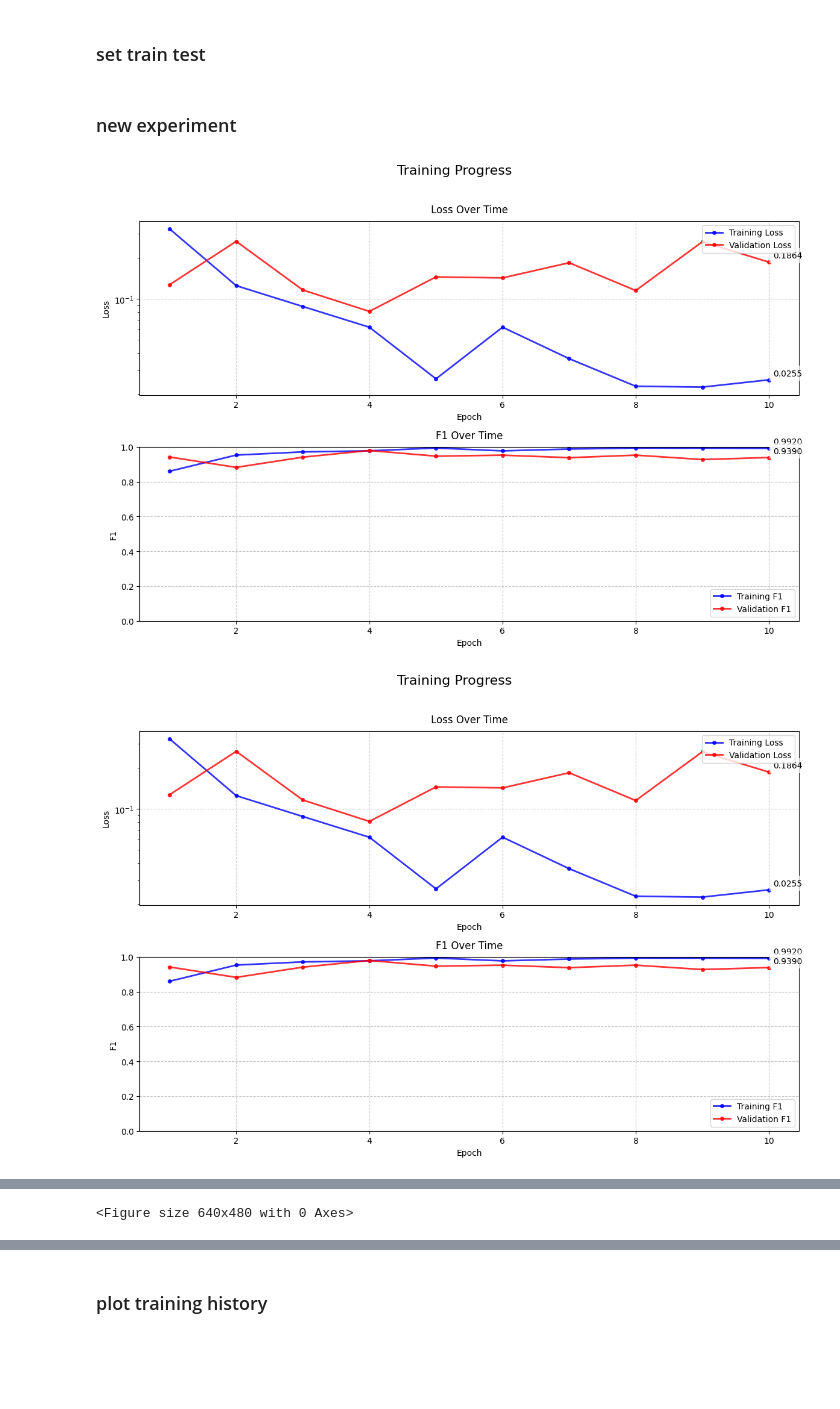
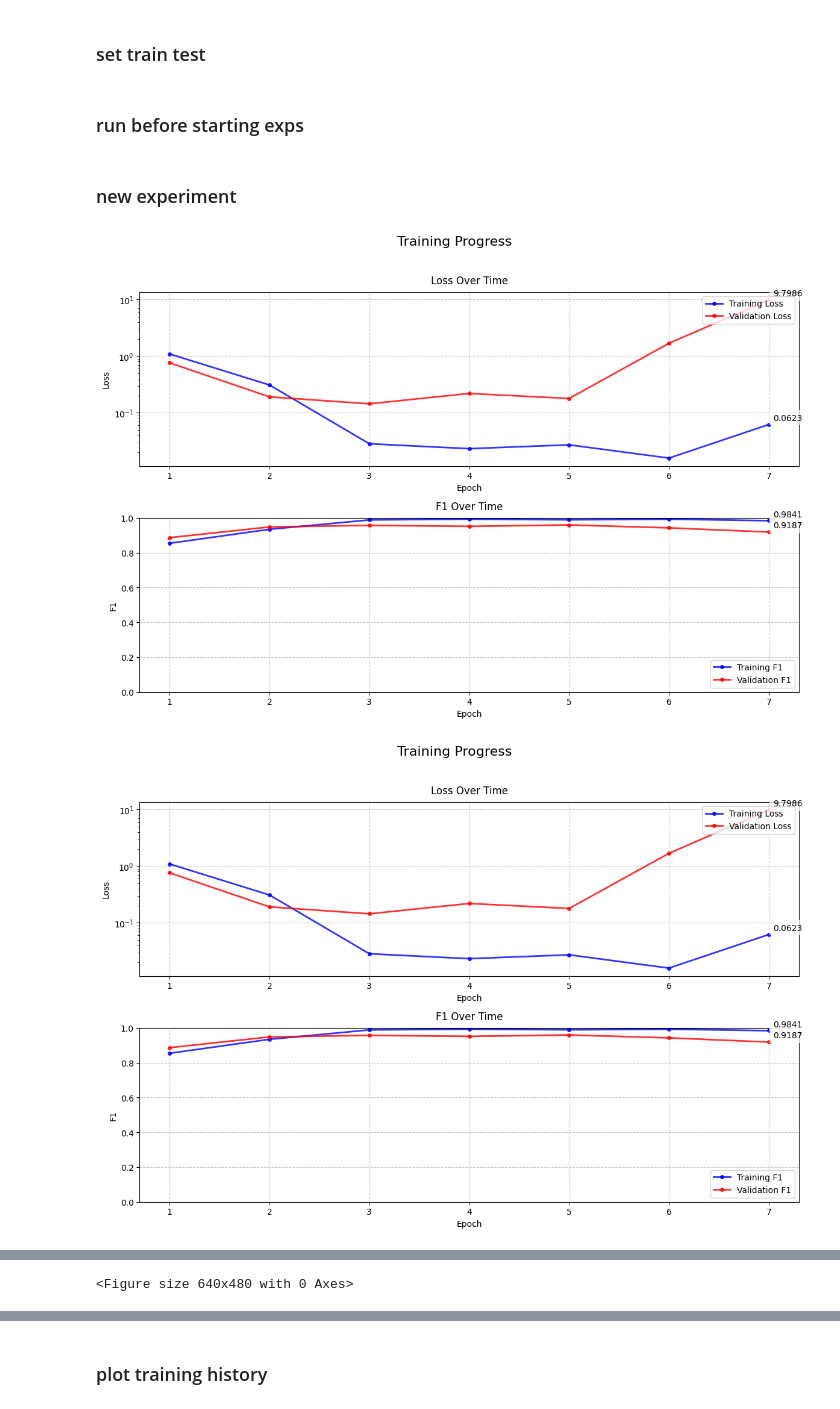
Before and after one commit to Giovannicus/GreenTech-AI, a Jupyter notebook: main.ipynb, the cells around one changed output, grey strips where cells are left out. Saved outputs shown, nothing was run; the diff lists cells and outputs as text; code cells hidden in the pictures; blank space fills up the shorter version.

```diff
--- a/main.ipynb
+++ b/main.ipynb
@@ -281,23 +278,30 @@ def manual_one_hot(tensor, num_classes=None):
     one_hot.scatter_(1, tensor.unsqueeze(1), 1)
 
     return one_hot
+# %% [markdown]
+### run before starting exps
+# %%
+xps = []
+#shutil.rmtree("exps") #run to clear exps
 # %% [markdown]
 ### new experiment
 # %%
-N_EPOCHS = 30
-MAX_PATIENCE = 5
+N_EPOCHS = 15
+MAX_PATIENCE = 3
 LEARNING_RATE = 1e-3
 LR_DECAY = 0.99
 DECAY_LR_EVERY_N_EPOCHS = 2
-EXPERIMENT_NAME = 'exp1'
+EXPERIMENT_NAME = 'exp_effnet'
 
+#model = timm.create_model('resnet18.a1_in1k',pretrained=True, num_classes=2).to(device)
+model = timm.create_model('efficientnet_b3.ra2_in1k',pretrained=True, num_classes=2).to(device)
 criterion = torch.nn.CrossEntropyLoss().to(device)
 logger = get_logger(ch_log_level=logging.INFO, fh_log_level=logging.INFO)
 optimizer = optim.Adam(model.parameters(), lr=LEARNING_RATE)
 
 print('  + Number of params: {}'.format(sum([p.data.nelement() for p in model.parameters()])))
 exp = Experiment(EXPERIMENT_NAME, "exps", logger)
-shutil.rmtree("exps/exp1")
+#shutil.rmtree("exps/exp1")
 exp.init()
 monitor = TrainingMonitor()
 
@@ -320,32 +324,34 @@ for epoch in range(exp.epoch, exp.epoch+N_EPOCHS):
 
     monitor.update(
         epoch=epoch,
         train_loss=trn_loss,
         val_loss=val_loss,
         train_f1=trn_f1,
         val_f1=val_f1
     )
 
     exp.save_history('train', trn_loss, trn_f1)
     exp.save_history('val', val_loss, val_f1)
 
     exp.save_weights(model, trn_loss, val_loss, trn_f1, val_f1)
     exp.save_optimizer(optimizer, val_loss)
 
     if (epoch - exp.best_val_loss_epoch) > MAX_PATIENCE:
         logger.info(f"Early Stopping at epoch {epoch} since no better loss found since epoch {exp.best_val_loss_epoch}")
         break
 
     adjust_learning_rate(LEARNING_RATE, LR_DECAY, optimizer,
                          epoch, DECAY_LR_EVERY_N_EPOCHS)
 
     exp.epoch += 1
 
 try:
     monitor.save(os.path.join(exp.history_dir, 'final_training_progress.png'))
     monitor.stop()
 except:
     pass
+
+xps.append((EXPERIMENT_NAME, np.max(exp.f1_history["val"])))
 # %% [output]
-[figure, old version]
+[figure, new version]
-[figure, old version]
+[figure, new version]
```
Also changed, not shown: parts of 15 cells of this notebook, 3 other files.
